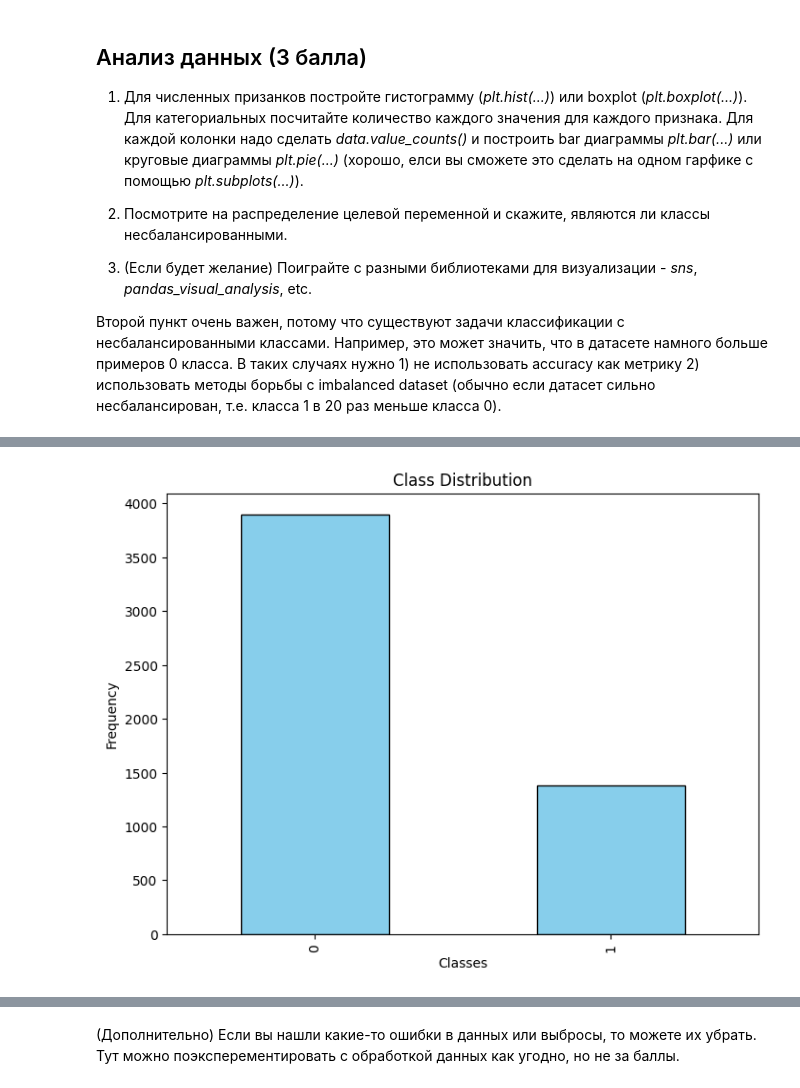
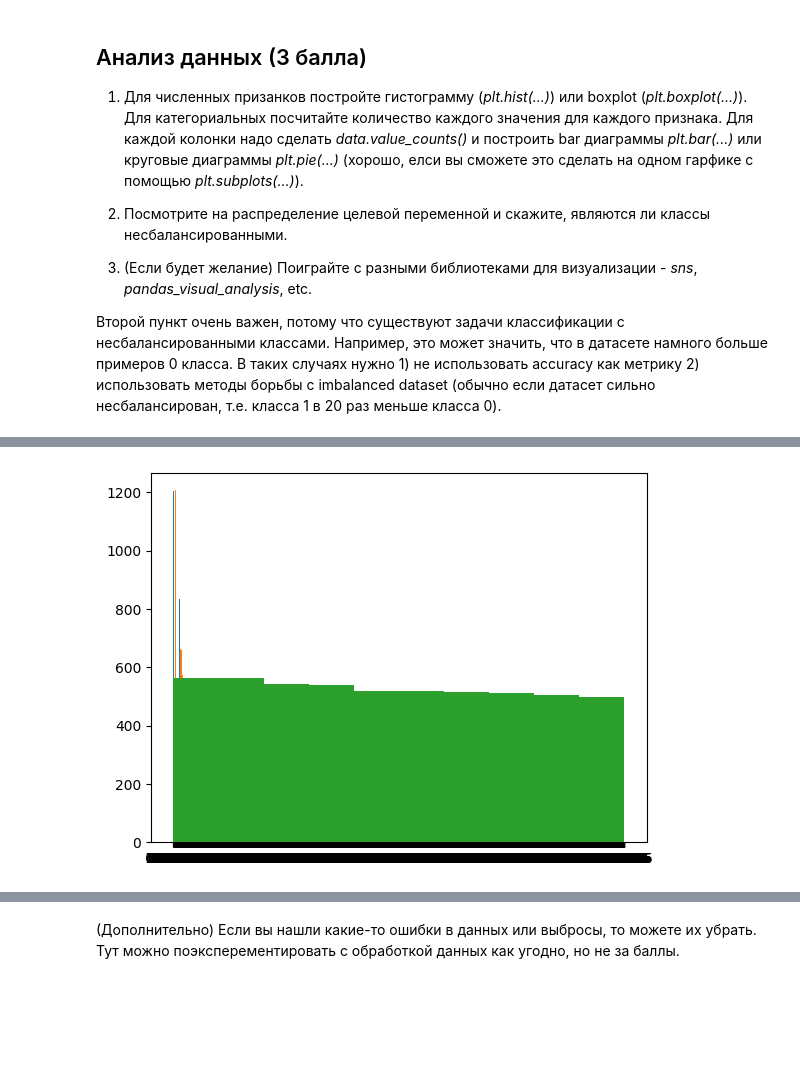
Before and after one commit to MisterHaid/AI_projects, a Jupyter notebook: week_03_composition_model_selection/Homework/hw_3_kaggle.ipynb, the cells around one changed output, grey strips where cells are left out. Saved outputs shown, nothing was run; the diff lists cells and outputs as text; code cells hidden in the pictures; blank space fills up the shorter version.

```diff
--- a/week_03_composition_model_selection/Homework/hw_3_kaggle.ipynb
+++ b/week_03_composition_model_selection/Homework/hw_3_kaggle.ipynb
@@ -117,7 +117,7 @@ Downloading...
 From: https://drive.google.com/uc?id=199Mt4OYZNaelT83U-HGDsEYs2YcUGQ6y
 To: /content/submission.csv
 # %%
-df = pd.read_csv('./train.csv')
+data = pd.read_csv('./train.csv')
 # %%
 # Для вашего удобства списки с именами разных колонок
 
@@ -208,11 +183,3 @@ df
 3) (Если будет желание) Поиграйте с разными библиотеками для визуализации - *sns*, *pandas_visual_analysis*, etc.
 
 Второй пункт очень важен, потому что существуют задачи классификации с несбалансированными классами. Например, это может значить, что в датасете намного больше примеров 0 класса. В таких случаях нужно 1) не использовать accuracy как метрику 2) использовать методы борьбы с imbalanced dataset (обычно если датасет сильно несбалансирован, т.е. класса 1 в 20 раз меньше класса 0).
-# %%
-
-fig, axes = plt.subplots(len(num_cols), 1, figsize=(10, len(num_cols)*4))
-plt.subplots_adjust(hspace=0.5, wspace=0.3)
-for i, col in enumerate(num_cols):
-    axes[i].hist(df[col], bins=20, alpha=0.7, color='blue', edgecolor='black')
-    axes[i].set_title(f'{col}')
-    axes[i].set_ylabel('Frequency')
@@ -221,7 +185,0 @@ for i, col in enumerate(num_cols):
-# %%
-fig, axes = plt.subplots(len(cat_cols), 1, figsize=(10, len(cat_cols)*4))
-plt.subplots_adjust(hspace=0.5, wspace=0.3)
-for i, col in enumerate(cat_cols):
-  counts = df[col].value_counts()
-  axes[i].pie(counts.values, labels=counts.index, autopct='%1.1f%%')
-  axes[i].set_title(f'Pie of {col}')
@@ -230,12 +186,8 @@ for i, col in enumerate(cat_cols):
-# %%
-target=df['Churn'].value_counts()
-plt.figure(figsize=(8, 6))
-target.plot(kind='bar', color='skyblue', edgecolor='black')
-plt.title('Class Distribution')
-plt.xlabel('Classes')
-plt.ylabel('Frequency')
-plt.show()
-
-# we can see that class is not imbalanced, so i guess there is no need to work on him
-# %% [output]
-[figure, removed]
+# %%
+for col in data.columns:
+  if col == 'Churn':
+    continue
+  if col in num_cols:
+    plt.hist(data[col])
+# %% [output]
+[figure, added]
```
Also changed, not shown: parts of 15 cells of this notebook.
